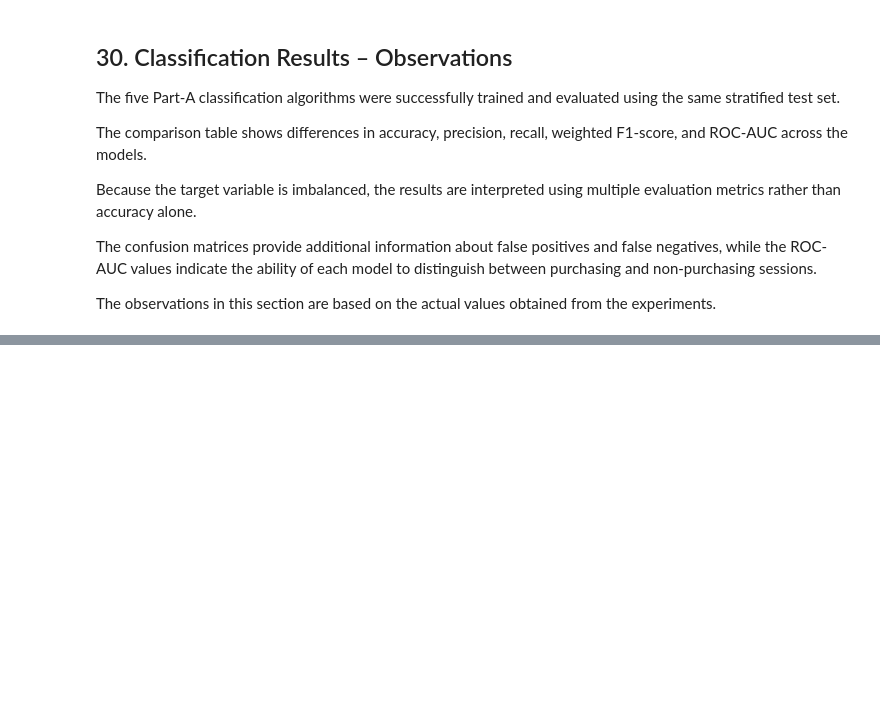
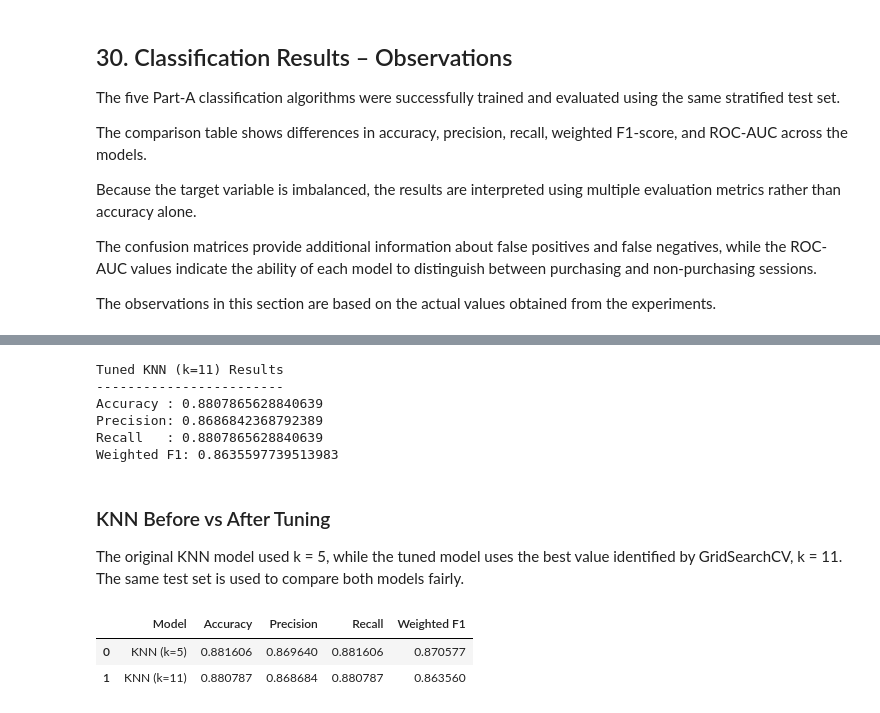
Before and after one commit to pragna100510/ML_Capstone, a Jupyter notebook: classification/classification.ipynb, the cells around one changed output, grey strips where cells are left out. Drawn from its saved outputs; the diff is of its cells as text; code cells hidden in the pictures; blank space fills up the shorter version.

```diff
--- a/classification/classification.ipynb
+++ b/classification/classification.ipynb
@@ -1068,0 +1128,55 @@ The results provide a preliminary comparison of the five algorithms and establis
+# %%
+from sklearn.metrics import accuracy_score, precision_score, recall_score, f1_score
+
+# Predictions from the tuned KNN model
+y_pred_knn_tuned = knn_grid.predict(X_test)
+
+# Evaluate tuned KNN
+knn_tuned_accuracy = accuracy_score(y_test, y_pred_knn_tuned)
+knn_tuned_precision = precision_score(y_test, y_pred_knn_tuned, average="weighted")
+knn_tuned_recall = recall_score(y_test, y_pred_knn_tuned, average="weighted")
+knn_tuned_f1 = f1_score(y_test, y_pred_knn_tuned, average="weighted")
+
+print("Tuned KNN (k=11) Results")
+print("------------------------")
+print("Accuracy :", knn_tuned_accuracy)
+print("Precision:", knn_tuned_precision)
+print("Recall   :", knn_tuned_recall)
+print("Weighted F1:", knn_tuned_f1)
+# %% [output]
+Tuned KNN (k=11) Results
+------------------------
+Accuracy : 0.8807865628840639
+Precision: 0.8686842368792389
+Recall   : 0.8807865628840639
+Weighted F1: 0.8635597739513983
+# %% [markdown]
+### KNN Before vs After Tuning
+
+The original KNN model used k = 5, while the tuned model uses the best value identified by GridSearchCV, k = 11. The same test set is used to compare both models fairly.
+# %%
+# Original KNN (k=5) results
+knn_original = {
+    "Model": "KNN (k=5)",
+    "Accuracy": accuracy_score(y_test, y_pred_knn),
+    "Precision": precision_score(y_test, y_pred_knn, average="weighted"),
+    "Recall": recall_score(y_test, y_pred_knn, average="weighted"),
+    "Weighted F1": f1_score(y_test, y_pred_knn, average="weighted")
+}
+
+# Tuned KNN (k=11) results
+knn_tuned = {
+    "Model": "KNN (k=11)",
+    "Accuracy": knn_tuned_accuracy,
+    "Precision": knn_tuned_precision,
+    "Recall": knn_tuned_recall,
+    "Weighted F1": knn_tuned_f1
+}
+
+knn_comparison = pd.DataFrame([knn_original, knn_tuned])
+
+knn_comparison
+# %% [output]
+|  | Model | Accuracy | Precision | Recall | Weighted F1 |
+| 0 | KNN (k=5) | 0.881606 | 0.869640 | 0.881606 | 0.870577 |
+| 1 | KNN (k=11) | 0.880787 | 0.868684 | 0.880787 | 0.863560 |
```
Also changed, not shown: parts of 30 cells of this notebook.
